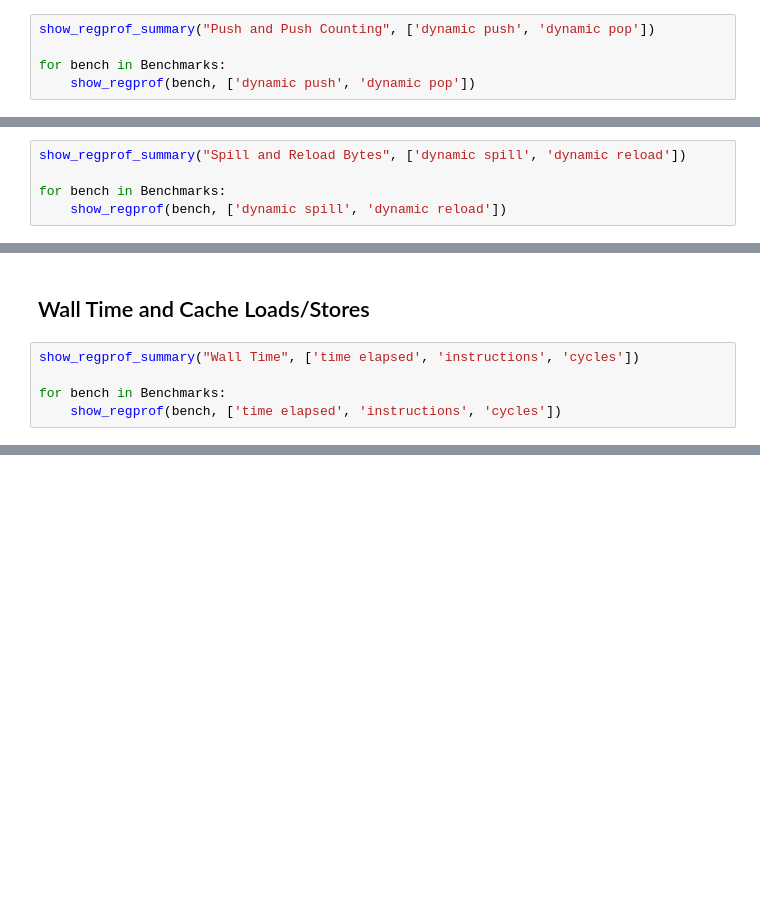
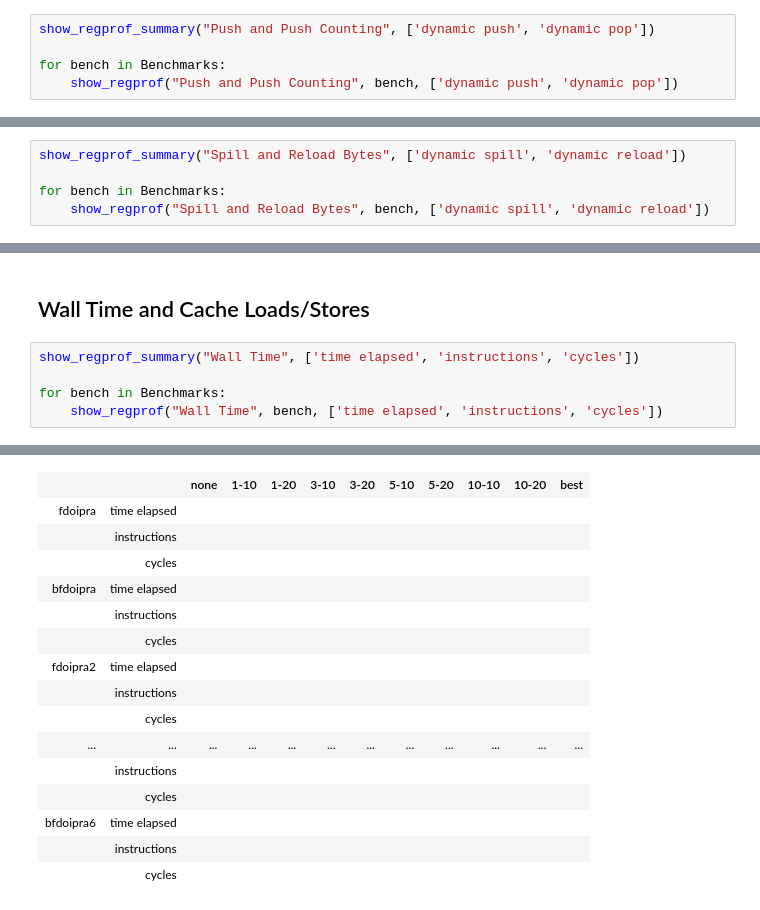
Before and after one commit to sunxfancy/IPRA-exp, a Jupyter notebook: benchmarks/report.ipynb, the cells around one changed output, grey strips where cells are left out. Cells and saved outputs as stored; diff of their text form; blank space fills up the shorter version.

```diff
--- a/benchmarks/report.ipynb
+++ b/benchmarks/report.ipynb
@@ -226,4 +351,4 @@ def show_regprof_summary(title, actions):
 show_regprof_summary("Push and Push Counting", ['dynamic push', 'dynamic pop'])
 
 for bench in Benchmarks:
-    show_regprof(bench, ['dynamic push', 'dynamic pop'])
+    show_regprof("Push and Push Counting", bench, ['dynamic push', 'dynamic pop'])
@@ -231,4 +442,4 @@ for bench in Benchmarks:
 show_regprof_summary("Spill and Reload Bytes", ['dynamic spill', 'dynamic reload'])
 
 for bench in Benchmarks:
-    show_regprof(bench, ['dynamic spill', 'dynamic reload'])
+    show_regprof("Spill and Reload Bytes", bench, ['dynamic spill', 'dynamic reload'])
@@ -238,4 +535,5 @@ for bench in Benchmarks:
 show_regprof_summary("Wall Time", ['time elapsed', 'instructions', 'cycles'])
 
 for bench in Benchmarks:
-    show_regprof(bench, ['time elapsed', 'instructions', 'cycles'])
+    show_regprof("Wall Time", bench, ['time elapsed', 'instructions', 'cycles'])
+# %% [output]
@@ -241,0 +558,16 @@ for bench in Benchmarks:
+|  |  | none | 1-10 | 1-20 | 3-10 | 3-20 | 5-10 | 5-20 | 10-10 | 10-20 | best |
+| fdoipra | time elapsed |  |  |  |  |  |  |  |  |  |  |
+|  | instructions |  |  |  |  |  |  |  |  |  |  |
+|  | cycles |  |  |  |  |  |  |  |  |  |  |
+| bfdoipra | time elapsed |  |  |  |  |  |  |  |  |  |  |
+|  | instructions |  |  |  |  |  |  |  |  |  |  |
+|  | cycles |  |  |  |  |  |  |  |  |  |  |
+| fdoipra2 | time elapsed |  |  |  |  |  |  |  |  |  |  |
+|  | instructions |  |  |  |  |  |  |  |  |  |  |
+|  | cycles |  |  |  |  |  |  |  |  |  |  |
+| ... | ... | ... | ... | ... | ... | ... | ... | ... | ... | ... | ... |
+|  | instructions |  |  |  |  |  |  |  |  |  |  |
+|  | cycles |  |  |  |  |  |  |  |  |  |  |
+| bfdoipra6 | time elapsed |  |  |  |  |  |  |  |  |  |  |
+|  | instructions |  |  |  |  |  |  |  |  |  |  |
+|  | cycles |  |  |  |  |  |  |  |  |  |  |
```
Also changed, not shown: parts of 9 cells of this notebook, 17 other files.
